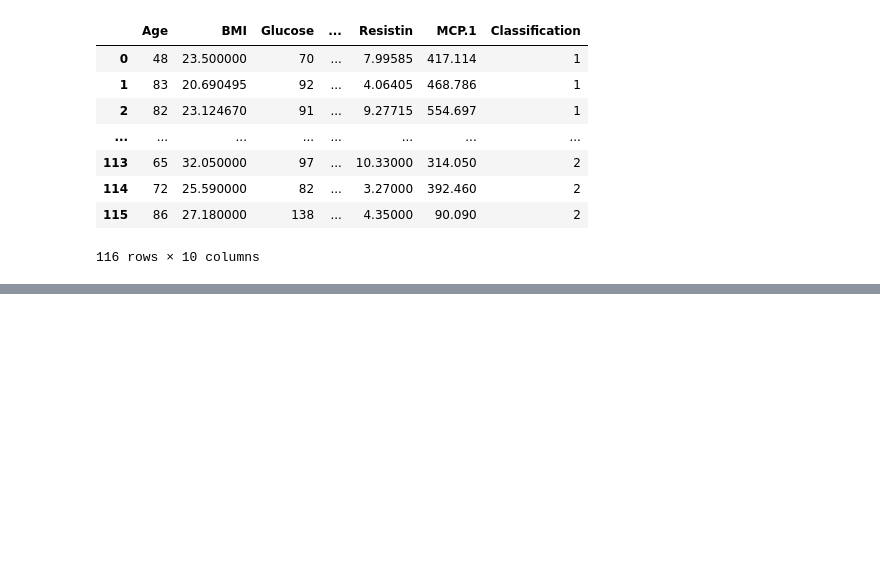
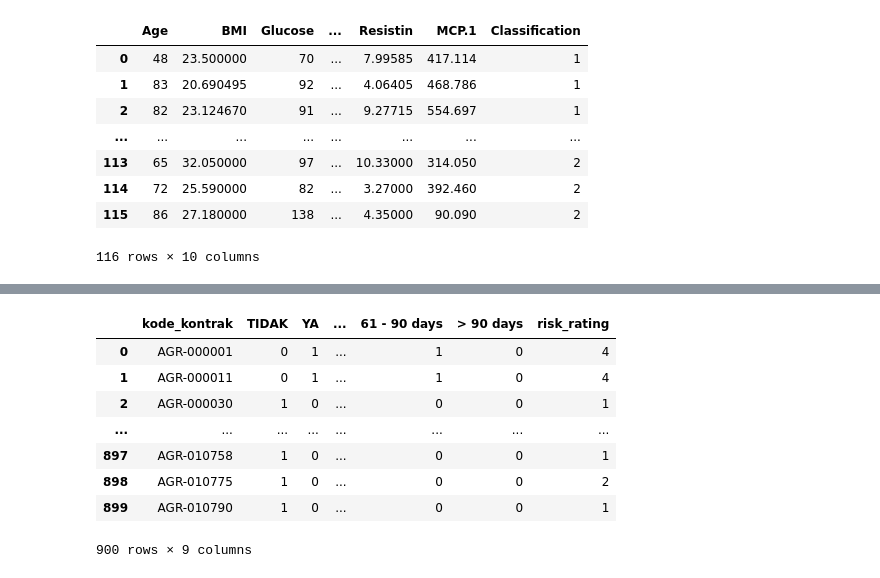
Before and after one commit to AchMaulidWahyudi/datamining, a Jupyter notebook: _sources/notebooks.ipynb, the cells around one changed output, grey strips where cells are left out. Drawn from its saved outputs; the diff is of its cells as text; code cells hidden in the pictures; blank space fills up the shorter version.

```diff
--- a/_sources/notebooks.ipynb
+++ b/_sources/notebooks.ipynb
@@ -1310,0 +1427,13 @@ plt.show()
+# %%
+df_drop_column_for_minmaxscaler=df_new2.drop(['pendapatan_setahun_juta','durasi_pinjaman_bulan','jumlah_tanggungan'], axis=1)
+df_drop_column_for_minmaxscaler
+# %% [output]
+|  | kode_kontrak | TIDAK | YA | ... | 61 - 90 days | > 90 days | risk_rating |
+| 0 | AGR-000001 | 0 | 1 | ... | 1 | 0 | 4 |
+| 1 | AGR-000011 | 0 | 1 | ... | 1 | 0 | 4 |
+| 2 | AGR-000030 | 1 | 0 | ... | 0 | 0 | 1 |
+| ... | ... | ... | ... | ... | ... | ... | ... |
+| 897 | AGR-010758 | 1 | 0 | ... | 0 | 0 | 1 |
+| 898 | AGR-010775 | 1 | 0 | ... | 0 | 0 | 2 |
+| 899 | AGR-010790 | 1 | 0 | ... | 0 | 0 | 1 |
+900 rows × 9 columns
```
Also changed, not shown: parts of 21 cells of this notebook, 11 other files.
